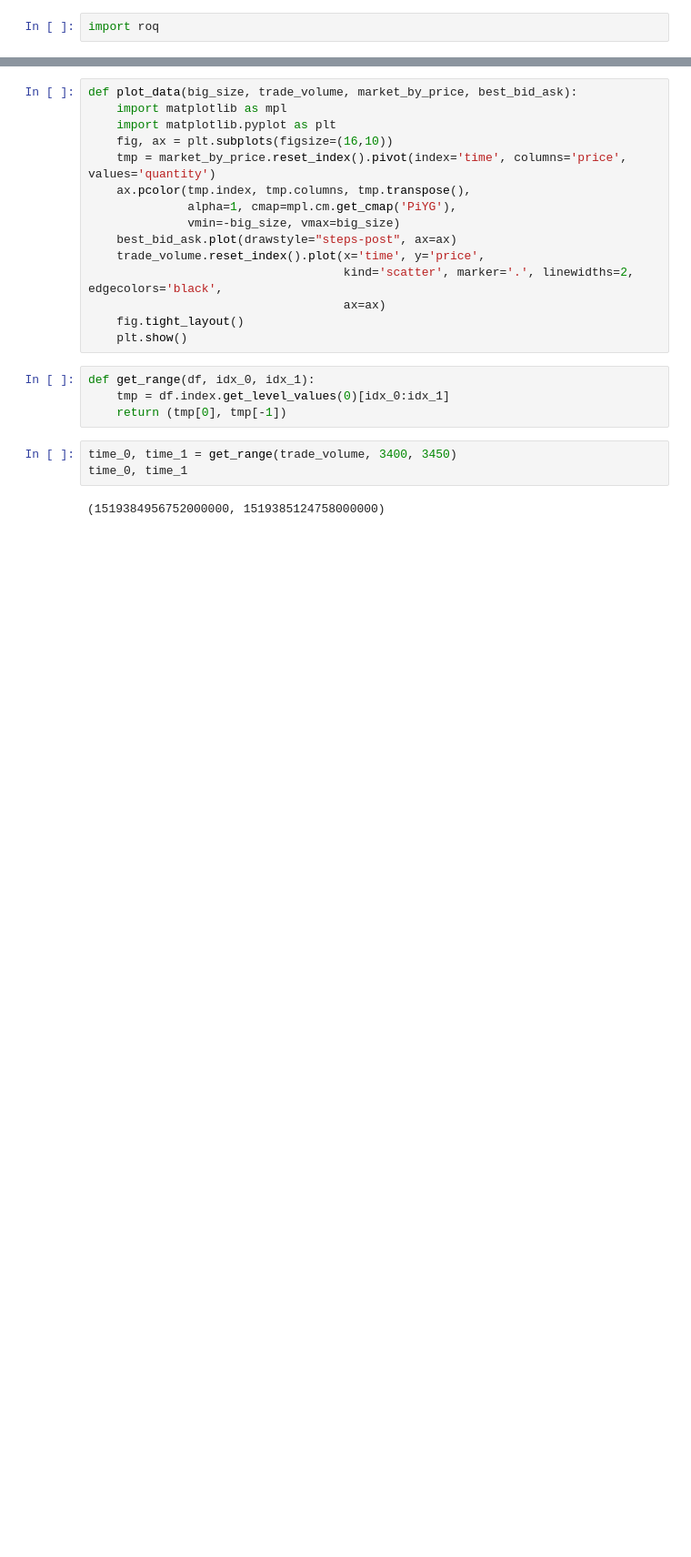
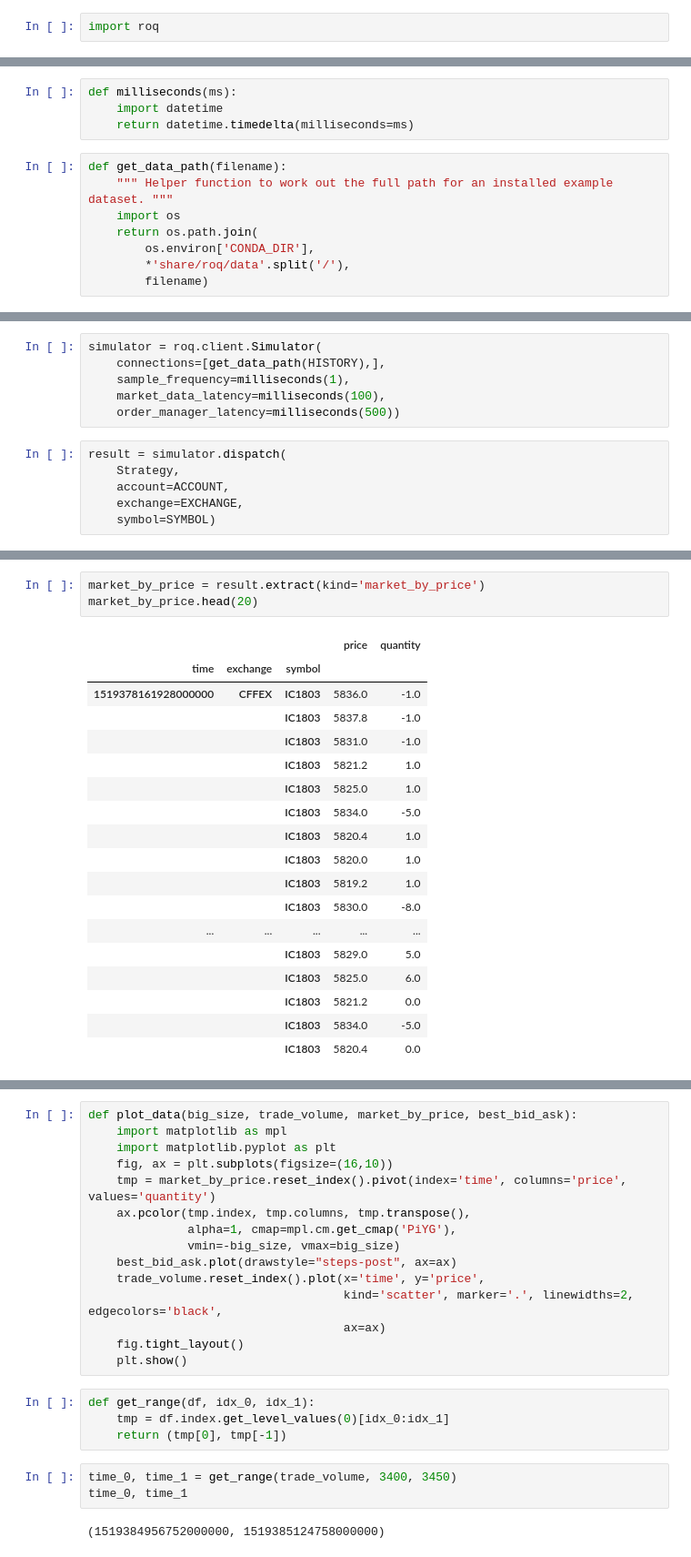
Before and after one commit to roq-trading/roq-cpp-samples, a Jupyter notebook: notebooks/simple.ipynb, the cells around one changed output, grey strips where cells are left out. Shown: that part at 91% size. Drawn from its saved outputs; the diff is of its cells as text; blank space fills up the shorter version.

```diff
--- a/notebooks/simple.ipynb
+++ b/notebooks/simple.ipynb
@@ -448,0 +31,12 @@ trade_update
+# %%
+def milliseconds(ms):
+    import datetime
+    return datetime.timedelta(milliseconds=ms)
+# %%
+def get_data_path(filename):
+    """ Helper function to work out the full path for an installed example dataset. """
+    import os
+    return os.path.join(
+        os.environ['CONDA_DIR'],
+        *'share/roq/data'.split('/'),
+        filename)
@@ -448,0 +228,12 @@ trade_update
+# %%
+simulator = roq.client.Simulator(
+    connections=[get_data_path(HISTORY),],
+    sample_frequency=milliseconds(1),
+    market_data_latency=milliseconds(100),
+    order_manager_latency=milliseconds(500))
+# %%
+result = simulator.dispatch(
+    Strategy,
+    account=ACCOUNT,
+    exchange=EXCHANGE,
+    symbol=SYMBOL)
@@ -448,0 +267,22 @@ trade_update
+# %%
+market_by_price = result.extract(kind='market_by_price')
+market_by_price.head(20)
+# %% [output]
+|  |  |  | price | quantity |
+| time | exchange | symbol |  |  |
+| 1519378161928000000 | CFFEX | IC1803 | 5836.0 | -1.0 |
+|  |  | IC1803 | 5837.8 | -1.0 |
+|  |  | IC1803 | 5831.0 | -1.0 |
+|  |  | IC1803 | 5821.2 | 1.0 |
+|  |  | IC1803 | 5825.0 | 1.0 |
+|  |  | IC1803 | 5834.0 | -5.0 |
+|  |  | IC1803 | 5820.4 | 1.0 |
+|  |  | IC1803 | 5820.0 | 1.0 |
+|  |  | IC1803 | 5819.2 | 1.0 |
+|  |  | IC1803 | 5830.0 | -8.0 |
+| ... | ... | ... | ... | ... |
+|  |  | IC1803 | 5829.0 | 5.0 |
+|  |  | IC1803 | 5825.0 | 6.0 |
+|  |  | IC1803 | 5821.2 | 0.0 |
+|  |  | IC1803 | 5834.0 | -5.0 |
+|  |  | IC1803 | 5820.4 | 0.0 |
```
Also changed, not shown: parts of 54 cells of this notebook.
